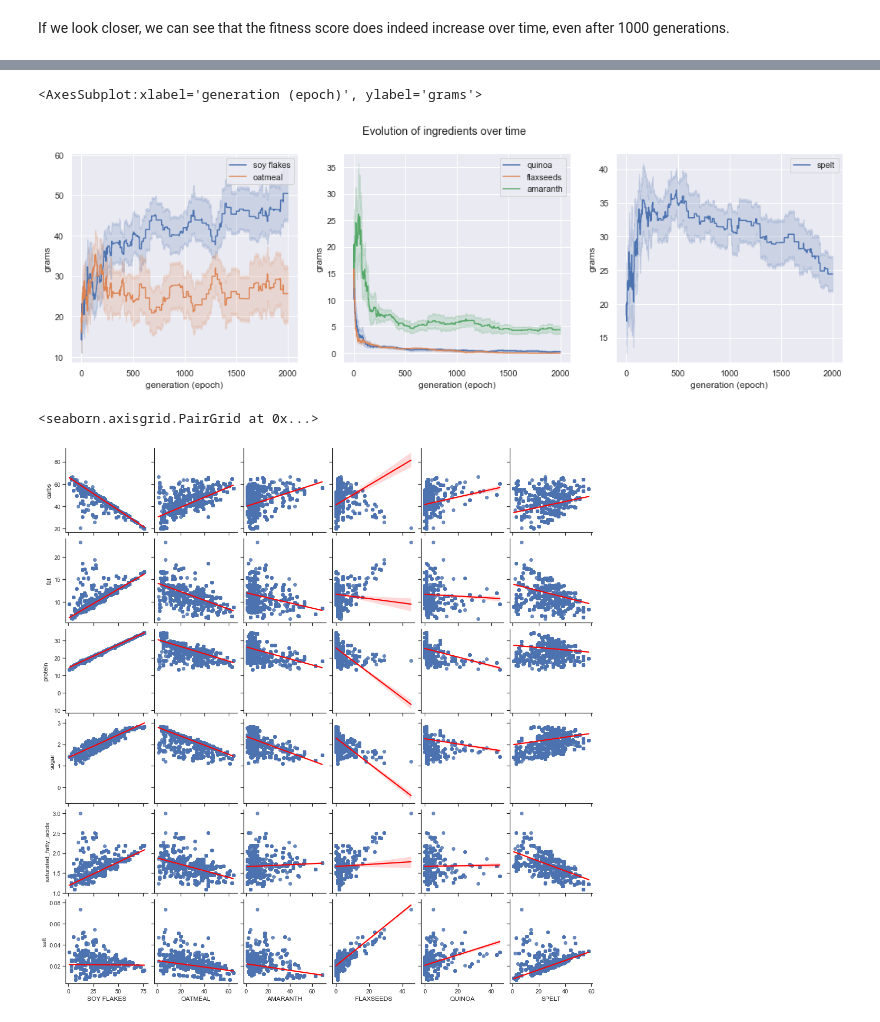
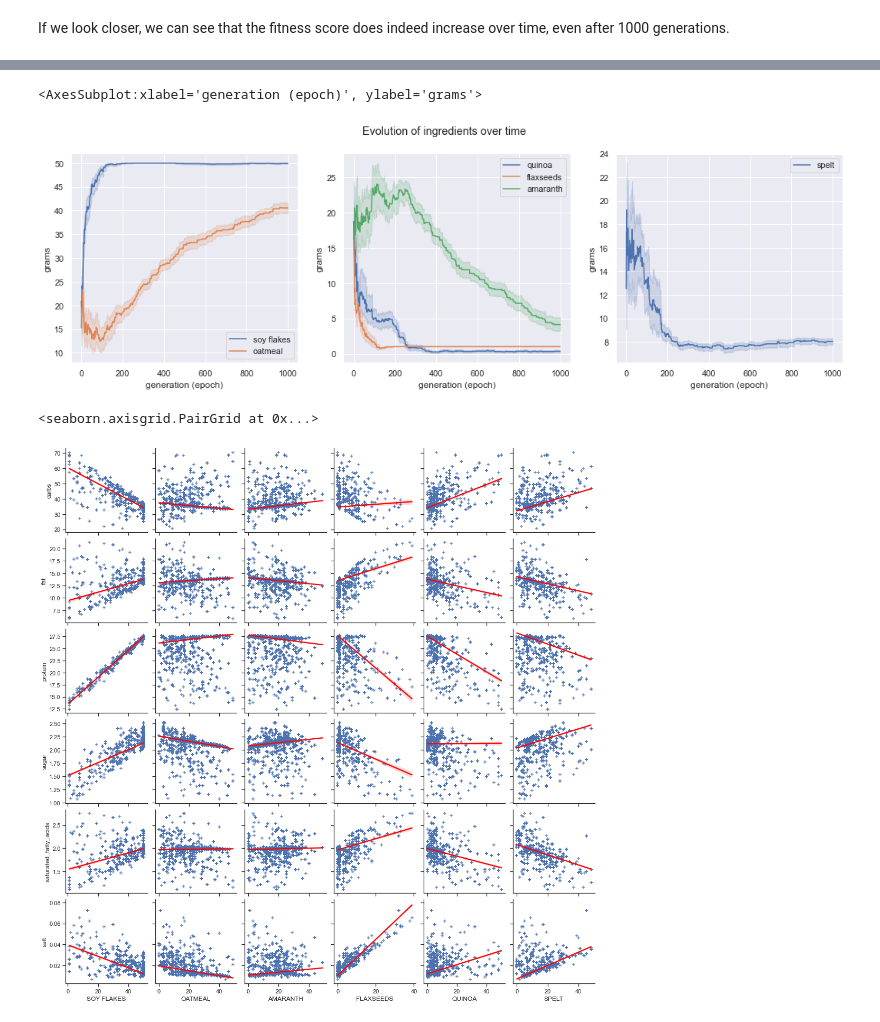
Before and after one commit to MartinSeeler/muesli-dilemma, a Jupyter notebook: main.ipynb, the cells around one changed output, grey strips where cells are left out. Cells and saved outputs as stored; diff of their text form; code cells hidden in the pictures.

```diff
--- a/main.ipynb
+++ b/main.ipynb
@@ -87,23 +87,27 @@ Also we want to reach exactly 400 kcal and not more than 10g of fat in total.
 
 def fitness_score(mixture: Mixture) -> float:
     return np.abs(400 - mixture.total_kcal) * -2 \
-        + (10 - mixture.total_fat) * 2 \
+        + mixture.total_protein * 3 \
+        + mixture.total_carbs * -0.1 \
+        + mixture.total_fat * -2 \
         + mixture.total_saturated_fatty_acids * -2 \
-        + mixture.total_sugar * -5 \
-        + mixture.total_salt * -10 \
-        + mixture.total_fiber * 2.5 \
-        + mixture.total_protein * 2.5
+        + mixture.total_sugar * -10 \
+        + mixture.total_salt * -20 \
+        #+ np.abs(40 - mixture.total_carbs) * -1 \
+        #+ np.abs(20 - mixture.total_protein) * -1 \
+        #+ np.abs(10 - mixture.total_fat) * -1 \
+        #+ mixture.total_fiber * 2 \
 # %% [markdown]
 To generate a random population, we need a function that generates a random mixture. In this case, we will pick a random number between 1 and 10 as amount for every ingredient.
 # %%
 def random_mixture() -> Mixture:
     return Mixture([
-        (OATMEAL, np.random.randint(1, 50)),
-        (SOY_FLAKES, np.random.randint(1, 50)),
-        (QUINOA, np.random.randint(1, 50)),
-        (AMARANTH, np.random.randint(1, 50)),
-        (FLAXSEEDS, np.random.randint(1, 50)),
-        (SPELT, np.random.randint(1, 50)),
+        (OATMEAL, np.random.randint(0, 50)),
+        (SOY_FLAKES, np.random.randint(0, 50)),
+        (QUINOA, np.random.randint(0, 50)),
+        (AMARANTH, np.random.randint(0, 50)),
+        (FLAXSEEDS, np.random.randint(0, 50)),
+        (SPELT, np.random.randint(0, 50)),
     ])
 # %% [markdown]
 To make things a bit easier, we'll define a function to create a pandas dataframe for mixtures.
@@ -147,7 +151,7 @@ Now the interesting part. We start by generating a random population of size `PO
 In each cycle, we start by sorting the population by fitness score. Then, we select the 100 best individuals of our population and create a new offsprings by reproducing them.
 Duplicated individuals are removed. To reach our destinated population size, we add random individuals until we reach the desired size.
 # %%
-EPOCHS = 2000
+EPOCHS = 1000
 POPULATION_SIZE = 500
 HISTORY = []
 
@@ -157,15 +161,19 @@ for epoch in range(EPOCHS):
     # we start by sorting the population by fitness score
     population.sort(key=lambda m: fitness_score(m), reverse=True)
 
+    if epoch % 100 == 0:
+        print(f"POPULATION: {epoch}\tBEST FITNESS: {fitness_score(population[0]):.2f}")
+
     # for fancy charts at the end, we'll add the current top 20 of our population to the history
-    for mixture in population[:20]:
+    for mixture in population[:30]:
         d = mixture_to_dict(mixture)
         d["generation"] = epoch
         HISTORY.append(d)
 
+
     # shuffle the current top 100 of our population and split / zip into a new list of tuples
     # those will be our moms and dads, e.g. [(mom1, dad1), (mom2, dad2), ...]
-    population = population[:100]
+    population = population[:50]
     list_of_parents = list(zip(*np.array_split(np.random.permutation(population), 2)))
 
     # now that we have our parents, we can reproduce them ... 🍆 💦 😏
@@ -186,10 +194,6 @@ for epoch in range(EPOCHS):
     while len(population) < POPULATION_SIZE:
         population.append(random_mixture())
 
-    # we can then calculate the fitness score for each mixture in the population
-    fitnesses = [fitness_score(x) for x in population]
-    if epoch % 100 == 0:
-        print(f"POPULATION: {epoch}\tBEST FITNESS: {np.max(fitnesses):.2f}")
 
 # at the end, we'll sort the population by fitness score and print the top 20
 population.sort(key=lambda m: fitness_score(m), reverse=True)
@@ -309,10 +303,10 @@ sns.lineplot(ax=axes[1], data=history_frame, x="generation", y="AMARANTH", label
 sns.lineplot(ax=axes[2], data=history_frame, x="generation", y="SPELT", label="spelt")
 # %% [output]
 <AxesSubplot:xlabel='generation (epoch)', ylabel='grams'>
-[figure, old version]
+[figure, new version]
 # %%
 sns.set(style="ticks", color_codes=True)
-sns.pairplot(data=history_frame, plot_kws={'line_kws':{'color':'red'}}, kind="reg", y_vars=["carbs", "fat", "protein", "sugar", "saturated_fatty_acids", "salt"], x_vars=["SOY FLAKES","OATMEAL","AMARANTH", "FLAXSEEDS", "QUINOA", "SPELT"])
+sns.pairplot(data=history_frame, plot_kws={'line_kws':{'color':'red'}, "marker": "+"}, kind="reg", y_vars=["carbs", "fat", "protein", "sugar", "saturated_fatty_acids", "salt"], x_vars=["SOY FLAKES","OATMEAL","AMARANTH", "FLAXSEEDS", "QUINOA", "SPELT"])
 # %% [output]
 <seaborn.axisgrid.PairGrid at 0x...>
-[figure, old version]
+[figure, new version]
```
Also changed, not shown: parts of 7 cells of this notebook.
